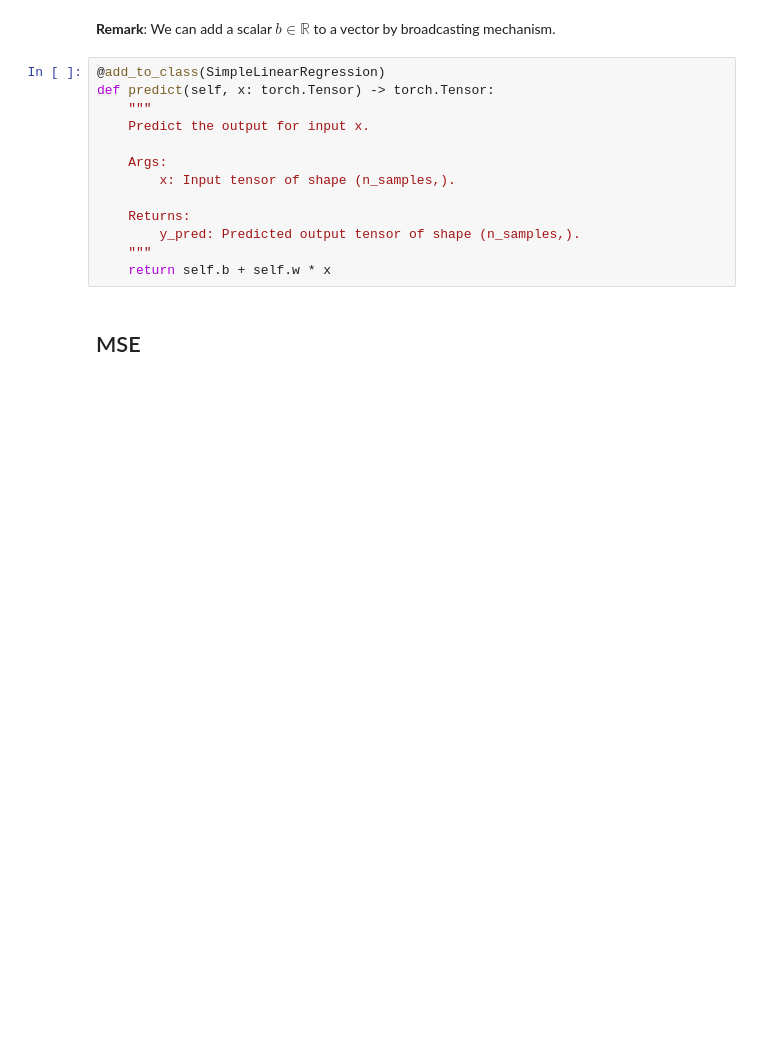
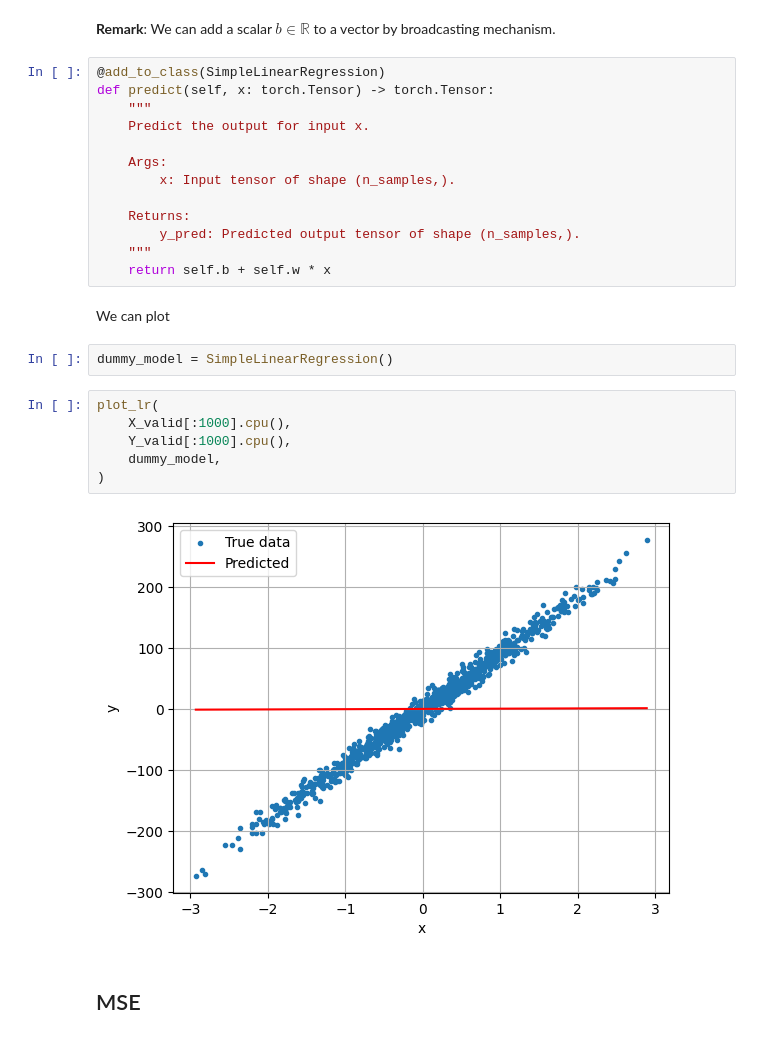
Before and after one commit to PilotLeoYan/inside-deep-learning, a Jupyter notebook: content/1-linear-regression/1-1-simple-linear-regression.ipynb, the cells around one changed output. Cells and saved outputs as stored; diff of their text form; blank space fills up the shorter version.

```diff
--- a/content/1-linear-regression/1-1-simple-linear-regression.ipynb
+++ b/content/1-linear-regression/1-1-simple-linear-regression.ipynb
@@ -263,6 +294,18 @@ def predict(self, x: torch.Tensor) -> torch.Tensor:
         y_pred: Predicted output tensor of shape (n_samples,).
     """
     return self.b + self.w * x
+# %% [markdown]
+We can plot
+# %%
+dummy_model = SimpleLinearRegression()
+# %%
+plot_lr(
+    X_valid[:1000].cpu(),
+    Y_valid[:1000].cpu(),
+    dummy_model,
+)
+# %% [output]
+[figure, added]
 # %% [markdown]
 ## MSE
 # %% [markdown]
```
Also changed, not shown: parts of 17 cells of this notebook.
